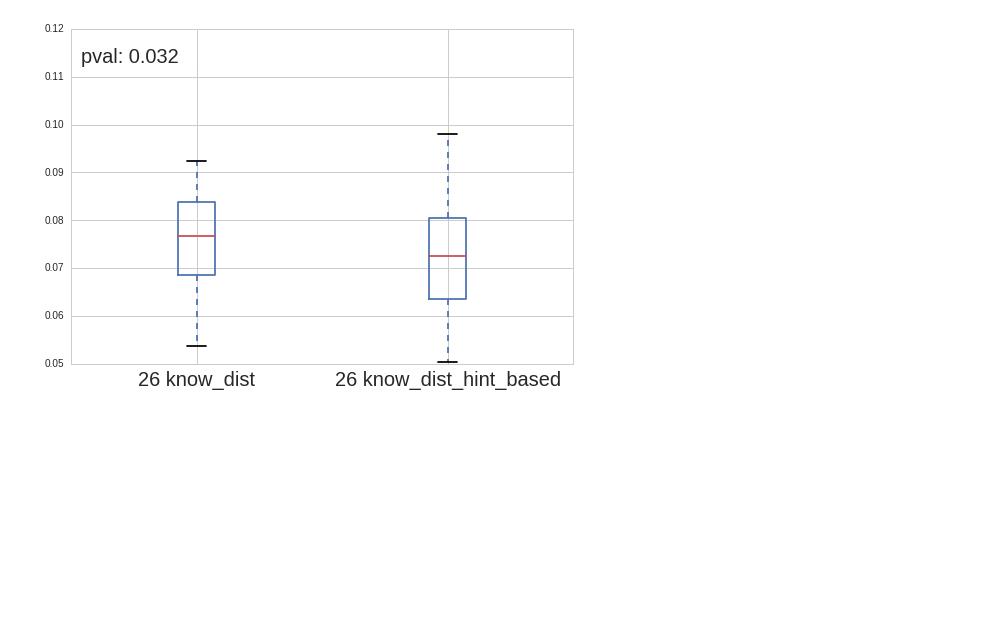
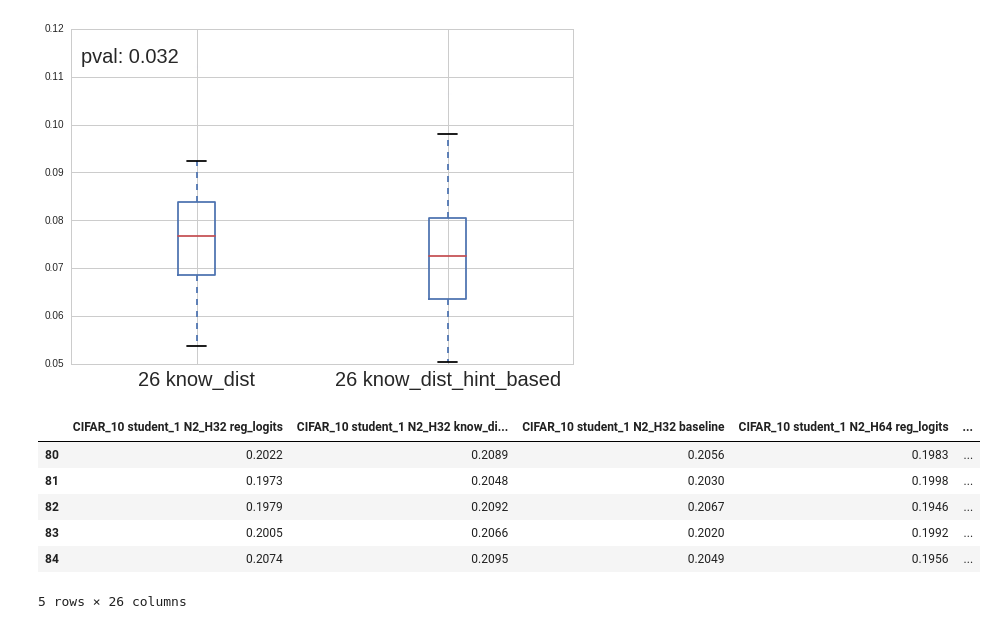
Before and after one commit to dmancevo/CompressingDeepConvNets, a Jupyter notebook: Plots/Statistical Analysis (err logs).ipynb, the cells around one changed output. Drawn from its saved outputs; the diff is of its cells as text; code cells hidden in the pictures; blank space fills up the shorter version.

```diff
--- a/Plots/Statistical Analysis (err logs).ipynb
+++ b/Plots/Statistical Analysis (err logs).ipynb
@@ -194,3 +194,13 @@ ax.annotate('pval: {0:.2g}'.format(p_val), (0.02,0.9), xycoords='axes fraction',
 # %% [output]
 <matplotlib.text.Annotation at 0x...>
 [figure]
+# %%
+df.iloc[80:].head()
+# %% [output]
+|  | CIFAR_10 student_1 N2_H32 reg_logits | CIFAR_10 student_1 N2_H32 know_di... | CIFAR_10 student_1 N2_H32 baseline | CIFAR_10 student_1 N2_H64 reg_logits | ... |
+| 80 | 0.2022 | 0.2089 | 0.2056 | 0.1983 | ... |
+| 81 | 0.1973 | 0.2048 | 0.2030 | 0.1998 | ... |
+| 82 | 0.1979 | 0.2092 | 0.2067 | 0.1946 | ... |
+| 83 | 0.2005 | 0.2066 | 0.2020 | 0.1992 | ... |
+| 84 | 0.2074 | 0.2095 | 0.2049 | 0.1956 | ... |
+5 rows × 26 columns
```
Also changed, not shown: parts of 1 cell of this notebook, 4 other files.
